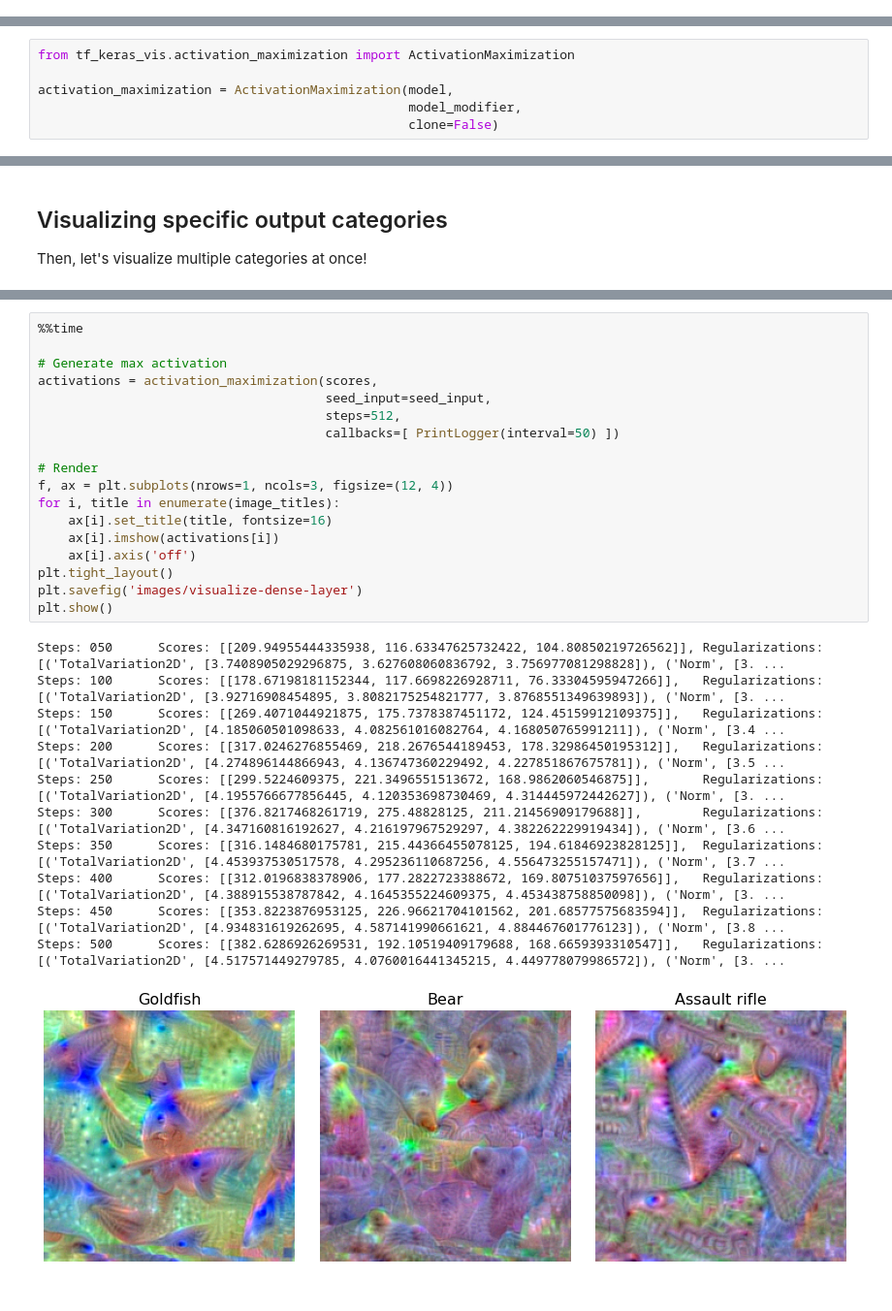
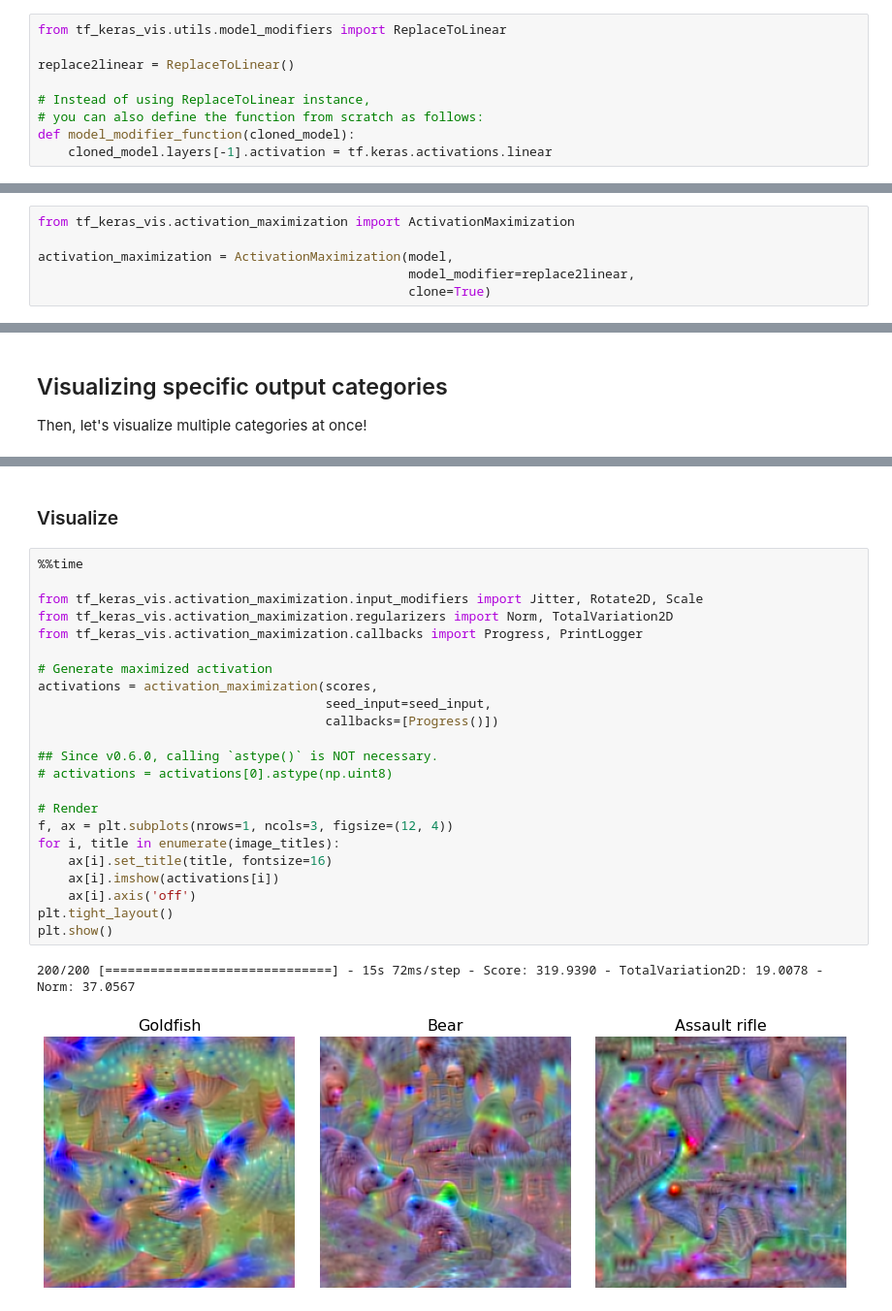
Before and after one commit to keisen/tf-keras-vis, a Jupyter notebook: examples/visualize_dense_layer.ipynb, the cells around one changed output, grey strips where cells are left out. Shown at 97% size. Cells and saved outputs as stored; diff of their text form.

```diff
--- a/examples/visualize_dense_layer.ipynb
+++ b/examples/visualize_dense_layer.ipynb
@@ -66,3 +60,12 @@ def model_modifier(cloned_model):
+# %%
+from tf_keras_vis.utils.model_modifiers import ReplaceToLinear
+
+replace2linear = ReplaceToLinear()
+
+# Instead of using ReplaceToLinear instance,
+# you can also define the function from scratch as follows:
+def model_modifier_function(cloned_model):
+    cloned_model.layers[-1].activation = tf.keras.activations.linear
 # %% [markdown]
 ### Create ActivationMaximization Instnace
 
@@ -72,8 +74,8 @@ Here, because it does NOT need to do so, setting False.
 from tf_keras_vis.activation_maximization import ActivationMaximization
 
 activation_maximization = ActivationMaximization(model,
-                                                 model_modifier,
-                                                 clone=False)
+                                                 model_modifier=replace2linear,
+                                                 clone=True)
 # %% [markdown]
 ### Define Score function
 
@@ -144,30 +152,28 @@ Here, we will visualize 3 images while `steps` option is to be 512 to get clear
+# %% [markdown]
+### Visualize
 # %%
 %%time
 
-# Generate max activation
+from tf_keras_vis.activation_maximization.input_modifiers import Jitter, Rotate2D, Scale
+from tf_keras_vis.activation_maximization.regularizers import Norm, TotalVariation2D
+from tf_keras_vis.activation_maximization.callbacks import Progress, PrintLogger
+
+# Generate maximized activation
 activations = activation_maximization(scores,
                                       seed_input=seed_input,
-                                      steps=512,
-                                      callbacks=[ PrintLogger(interval=50) ])
+                                      callbacks=[Progress()])
+
+## Since v0.6.0, calling `astype()` is NOT necessary.
+# activations = activations[0].astype(np.uint8)
 
 # Render
 f, ax = plt.subplots(nrows=1, ncols=3, figsize=(12, 4))
 for i, title in enumerate(image_titles):
     ax[i].set_title(title, fontsize=16)
     ax[i].imshow(activations[i])
     ax[i].axis('off')
 plt.tight_layout()
-plt.savefig('images/visualize-dense-layer')
 plt.show()
 # %% [output]
-Steps: 050      Scores: [[209.94955444335938, 116.63347625732422, 104.80850219726562]], Regularizations: [('TotalVariation2D', [3.7408905029296875, 3.627608060836792, 3.756977081298828]), ('Norm', [3. ...
-Steps: 100      Scores: [[178.67198181152344, 117.6698226928711, 76.33304595947266]],   Regularizations: [('TotalVariation2D', [3.92716908454895, 3.8082175254821777, 3.8768551349639893]), ('Norm', [3. ...
-Steps: 150      Scores: [[269.4071044921875, 175.7378387451172, 124.45159912109375]],   Regularizations: [('TotalVariation2D', [4.185060501098633, 4.082561016082764, 4.168050765991211]), ('Norm', [3.4 ...
-Steps: 200      Scores: [[317.0246276855469, 218.2676544189453, 178.32986450195312]],   Regularizations: [('TotalVariation2D', [4.274896144866943, 4.136747360229492, 4.227851867675781]), ('Norm', [3.5 ...
-Steps: 250      Scores: [[299.5224609375, 221.3496551513672, 168.9862060546875]],       Regularizations: [('TotalVariation2D', [4.1955766677856445, 4.120353698730469, 4.314445972442627]), ('Norm', [3. ...
-Steps: 300      Scores: [[376.8217468261719, 275.48828125, 211.21456909179688]],        Regularizations: [('TotalVariation2D', [4.347160816192627, 4.216197967529297, 4.382262229919434]), ('Norm', [3.6 ...
-Steps: 350      Scores: [[316.1484680175781, 215.44366455078125, 194.61846923828125]],  Regularizations: [('TotalVariation2D', [4.453937530517578, 4.295236110687256, 4.556473255157471]), ('Norm', [3.7 ...
-Steps: 400      Scores: [[312.0196838378906, 177.2822723388672, 169.80751037597656]],   Regularizations: [('TotalVariation2D', [4.388915538787842, 4.1645355224609375, 4.453438758850098]), ('Norm', [3. ...
-Steps: 450      Scores: [[353.8223876953125, 226.96621704101562, 201.68577575683594]],  Regularizations: [('TotalVariation2D', [4.934831619262695, 4.587141990661621, 4.884467601776123]), ('Norm', [3.8 ...
-Steps: 500      Scores: [[382.6286926269531, 192.10519409179688, 168.6659393310547]],   Regularizations: [('TotalVariation2D', [4.517571449279785, 4.0760016441345215, 4.449778079986572]), ('Norm', [3. ...
+200/200 [==============================] - 15s 72ms/step - Score: 319.9390 - TotalVariation2D: 19.0078 - Norm: 37.0567
-[figure, old version]
+[figure, new version]
```
Also changed, not shown: parts of 18 cells of this notebook, 5 other files.
